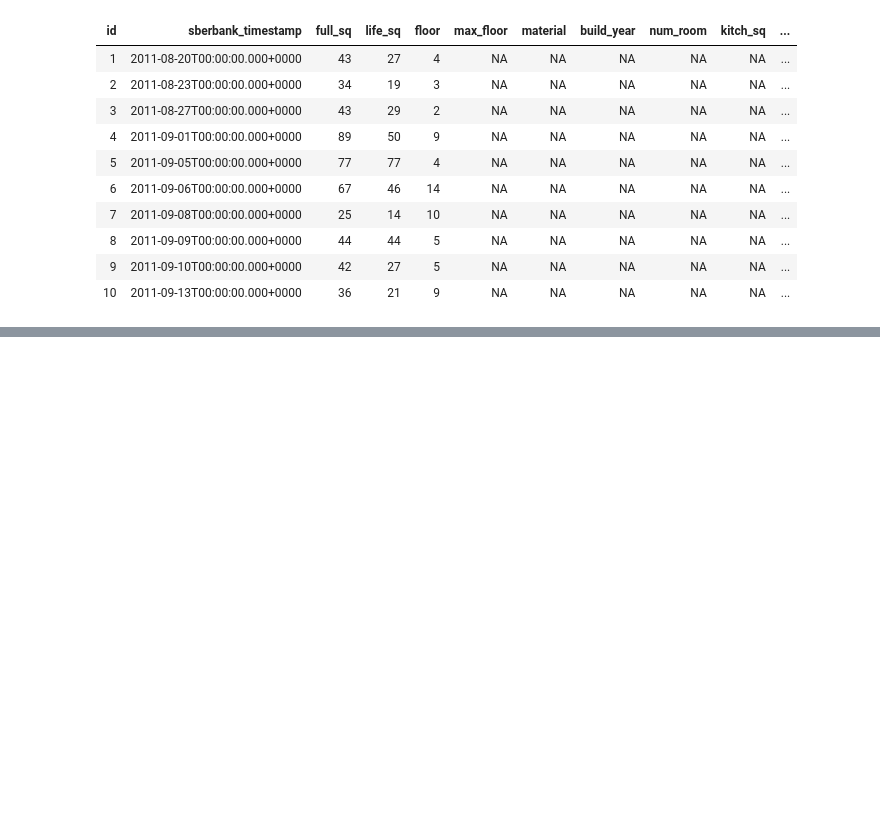
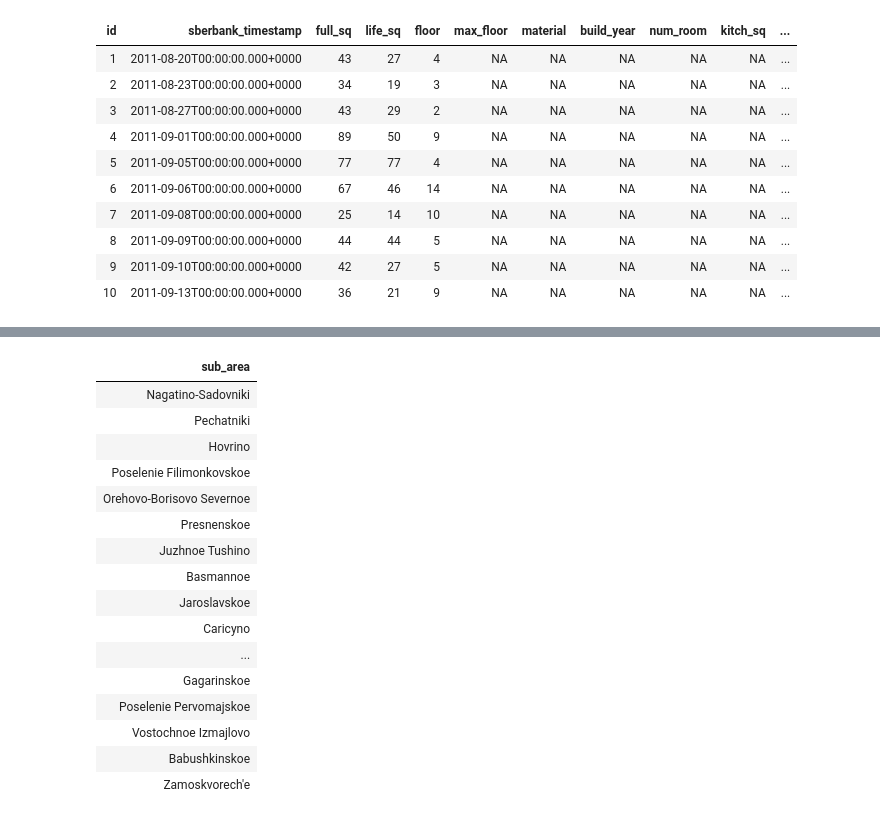
Before and after one commit to SkYeJustis/Databricks_Pyspark_Samples, a Jupyter notebook: Sberbank__Pyspark_Data_Engineering_Sample_01.ipynb, the cells around one changed output, grey strips where cells are left out. Cells and saved outputs as stored; diff of their text form; code cells hidden in the pictures; blank space fills up the shorter version.

```diff
--- a/Sberbank__Pyspark_Data_Engineering_Sample_01.ipynb
+++ b/Sberbank__Pyspark_Data_Engineering_Sample_01.ipynb
@@ -205,0 +221,23 @@ engineered_df.show()
+# %%
+%sql
+-- How many dummy cols for sub_area?
+SELECT distinct sub_area
+FROM sberbank_housing_macro
+# %% [output]
+| sub_area |
+| Nagatino-Sadovniki |
+| Pechatniki |
+| Hovrino |
+| Poselenie Filimonkovskoe |
+| Orehovo-Borisovo Severnoe |
+| Presnenskoe |
+| Juzhnoe Tushino |
+| Basmannoe |
+| Jaroslavskoe |
+| Caricyno |
+| ... |
+| Gagarinskoe |
+| Poselenie Pervomajskoe |
+| Vostochnoe Izmajlovo |
+| Babushkinskoe |
+| Zamoskvorech'e |
```
Also changed, not shown: parts of 9 cells of this notebook.
